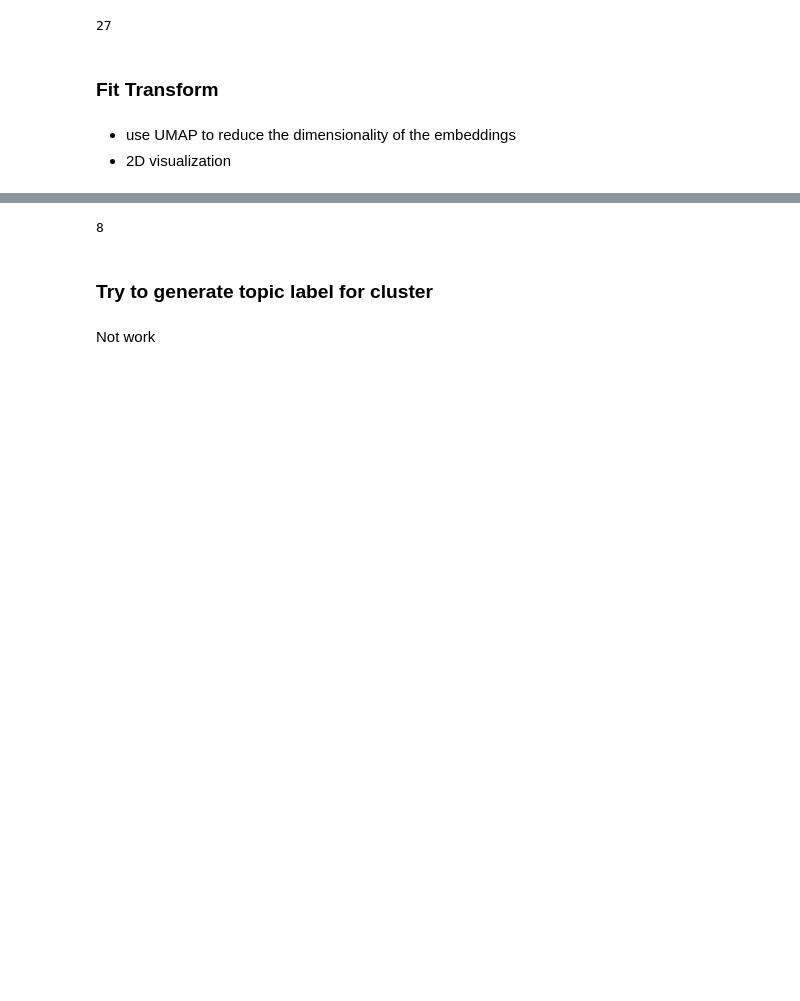
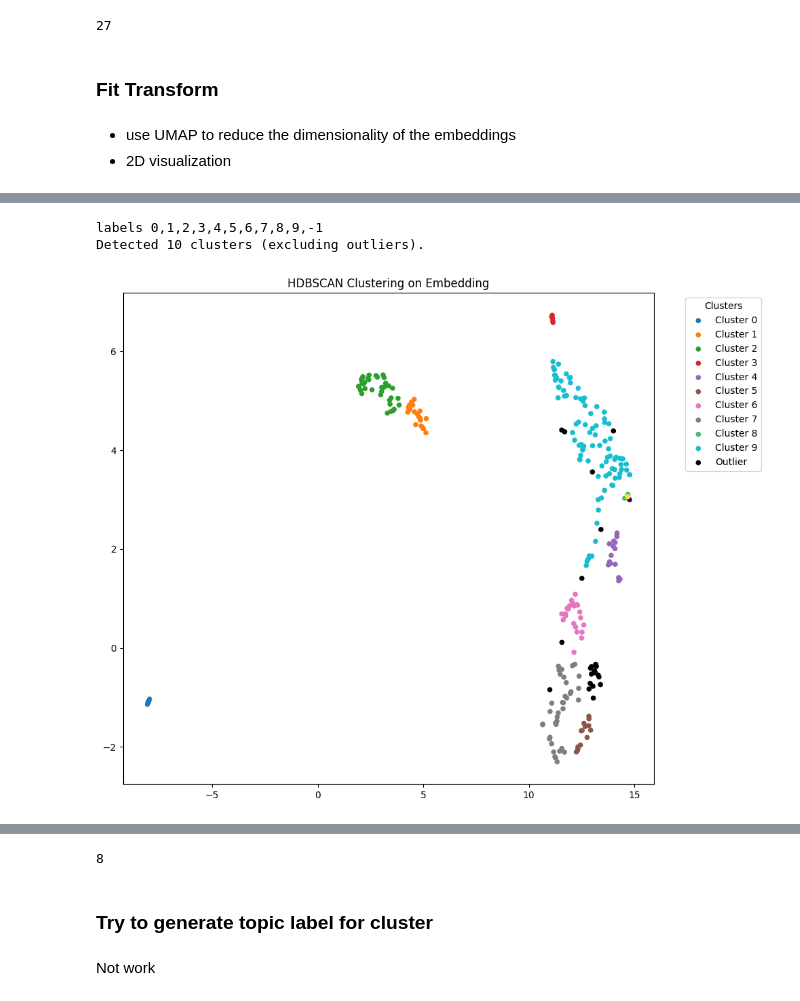
Before and after one commit to beambeambeam/the-codex, a Jupyter notebook: packages/api/api/agentic/core/clustering/cluster.ipynb, the cells around one changed output, grey strips where cells are left out. Saved outputs shown, nothing was run; the diff lists cells and outputs as text; code cells hidden in the pictures; blank space fills up the shorter version.

```diff
--- a/packages/api/api/agentic/core/clustering/cluster.ipynb
+++ b/packages/api/api/agentic/core/clustering/cluster.ipynb
@@ -160,3 +218,11 @@ plot_embedding_2d_by_doc(embedding_2d, doc_labels, title="Chunk Embedding UMAP P
+# %%
+plot_embedding_2d_with_hdbscan(
+    embedding_2d,
+)
+# %% [output]
+labels 0,1,2,3,4,5,6,7,8,9,-1
+Detected 10 clusters (excluding outliers).
+[figure, added]
 # %%
 HDBSCAN_model = HDBSCAN(
     min_cluster_size=3,
```
Also changed, not shown: parts of 22 cells of this notebook, 13 other files.
